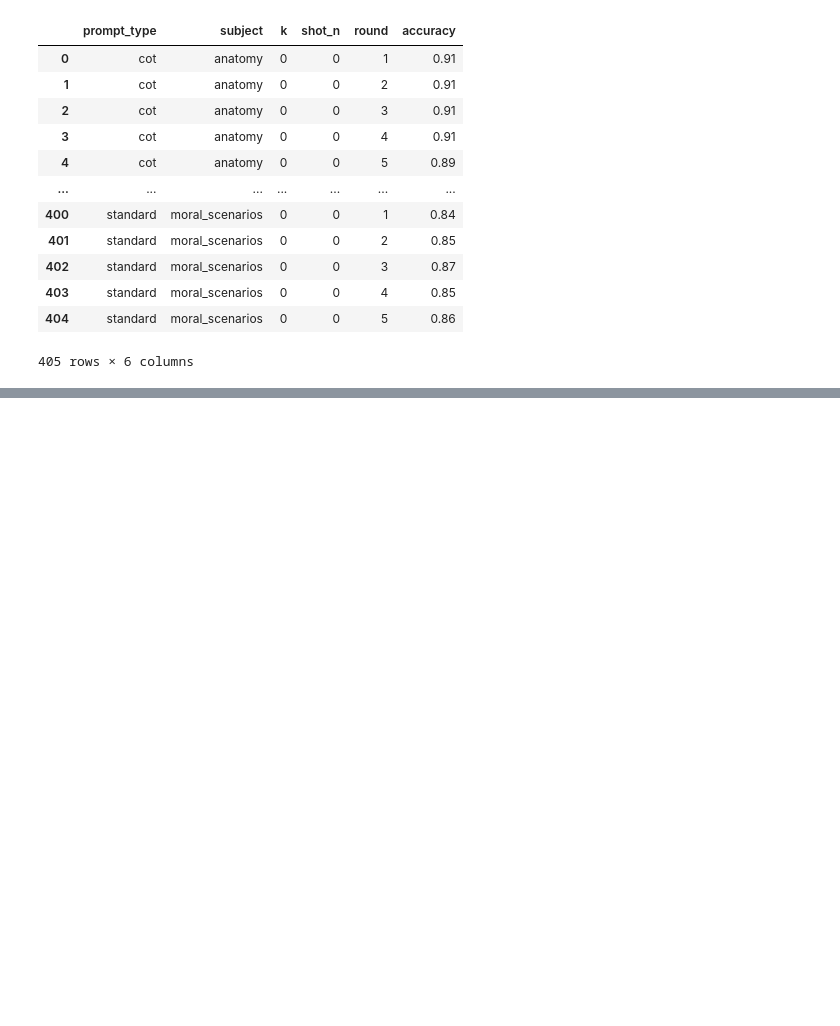
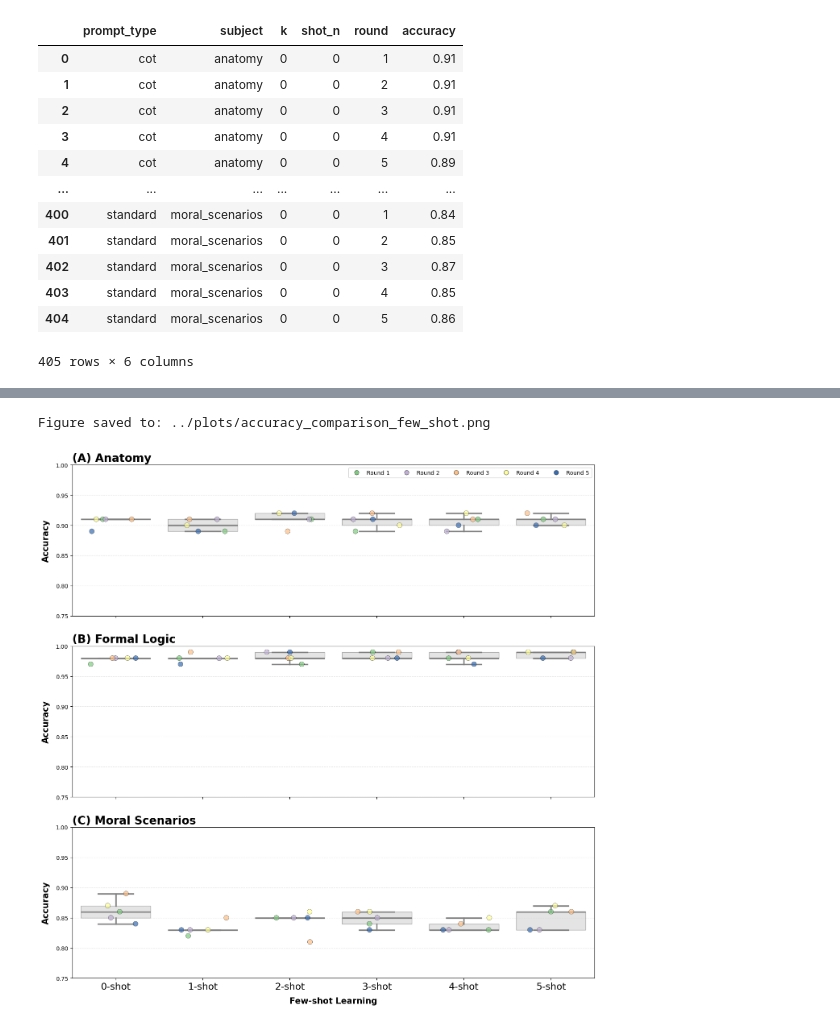
Before and after one commit to skysheng7/RAG_concept_net, a Jupyter notebook: scripts/implementation.ipynb, the cells around one changed output, grey strips where cells are left out. Saved outputs shown, nothing was run; the diff lists cells and outputs as text; code cells hidden in the pictures; blank space fills up the shorter version.

Commit message:
few shot learning is useless

```diff
--- a/scripts/implementation.ipynb
+++ b/scripts/implementation.ipynb
@@ -250,0 +251,12 @@ Figure saved to: ../plots/accuracy_comparison_all_prompt_type.png
+# %%
+# Create the few-shot learning comparison visualization
+fig, axes = create_accuracy_boxplots_few_shot(
+    data_df=master_accuracy_summary,
+    dataset_names=dataset_names,
+    output_path='../plots/accuracy_comparison_few_shot.png',
+    figsize=(14, 14),
+    dpi=300
+)
+# %% [output]
+Figure saved to: ../plots/accuracy_comparison_few_shot.png
+[figure, added]
```
Also changed, not shown: parts of 2 cells of this notebook, 3 other files.
